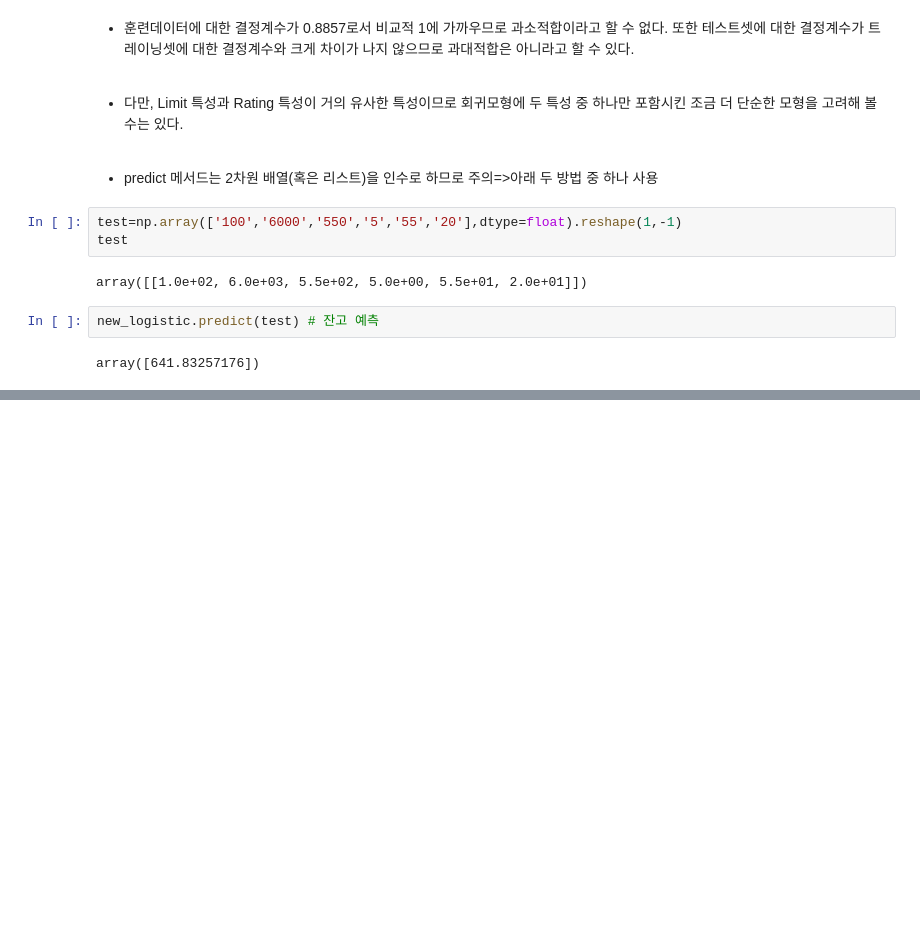
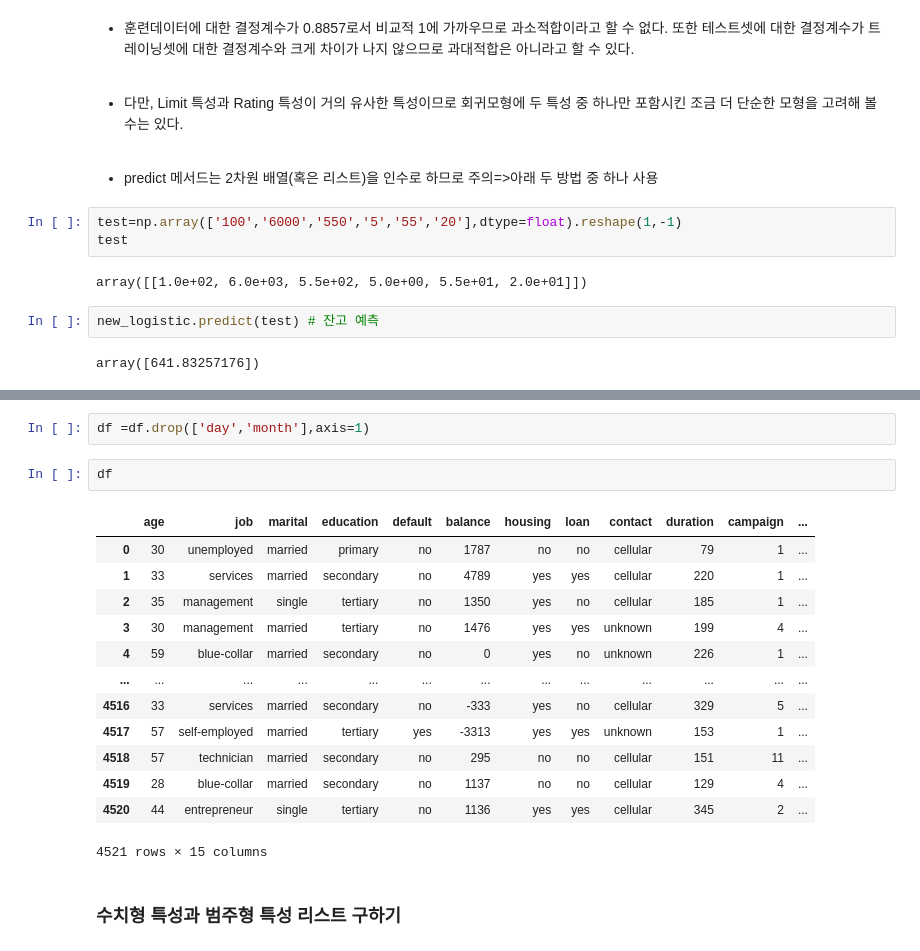
Before and after one commit to HongJungWan/HongJungWan-MachineLearning-study, a Jupyter notebook: Foundation/Concept2.ipynb, the cells around one changed output, grey strips where cells are left out. Saved outputs shown, nothing was run; the diff lists cells and outputs as text; blank space fills up the shorter version.

```diff
--- a/Foundation/Concept2.ipynb
+++ b/Foundation/Concept2.ipynb
@@ -308,0 +353,20 @@ array([641.83257176])
+# %%
+df =df.drop(['day','month'],axis=1)
+# %%
+df
+# %% [output]
+|  | age | job | marital | education | default | balance | housing | loan | contact | duration | campaign | ... |
+| 0 | 30 | unemployed | married | primary | no | 1787 | no | no | cellular | 79 | 1 | ... |
+| 1 | 33 | services | married | secondary | no | 4789 | yes | yes | cellular | 220 | 1 | ... |
+| 2 | 35 | management | single | tertiary | no | 1350 | yes | no | cellular | 185 | 1 | ... |
+| 3 | 30 | management | married | tertiary | no | 1476 | yes | yes | unknown | 199 | 4 | ... |
+| 4 | 59 | blue-collar | married | secondary | no | 0 | yes | no | unknown | 226 | 1 | ... |
+| ... | ... | ... | ... | ... | ... | ... | ... | ... | ... | ... | ... | ... |
+| 4516 | 33 | services | married | secondary | no | -333 | yes | no | cellular | 329 | 5 | ... |
+| 4517 | 57 | self-employed | married | tertiary | yes | -3313 | yes | yes | unknown | 153 | 1 | ... |
+| 4518 | 57 | technician | married | secondary | no | 295 | no | no | cellular | 151 | 11 | ... |
+| 4519 | 28 | blue-collar | married | secondary | no | 1137 | no | no | cellular | 129 | 4 | ... |
+| 4520 | 44 | entrepreneur | single | tertiary | no | 1136 | yes | yes | cellular | 345 | 2 | ... |
+4521 rows × 15 columns
+# %% [markdown]
+### 수치형 특성과 범주형 특성 리스트 구하기
```
Also changed, not shown: parts of 30 cells of this notebook.
